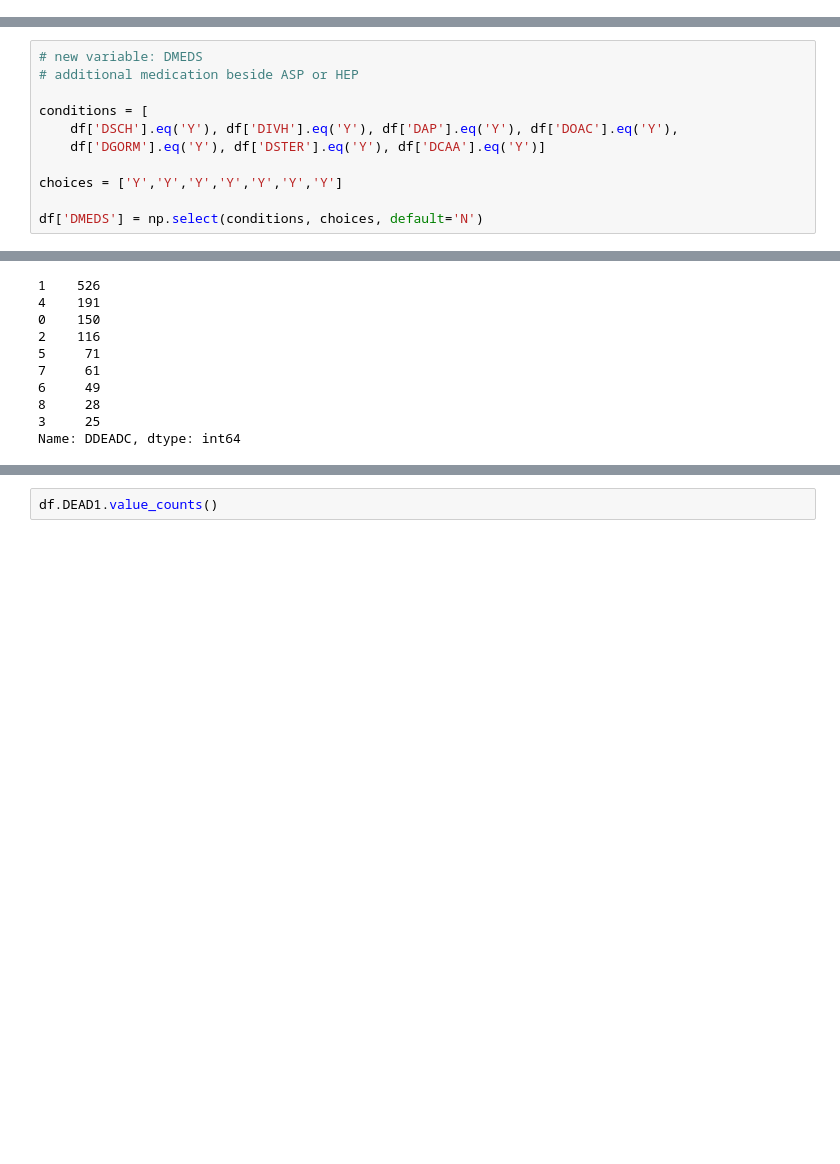
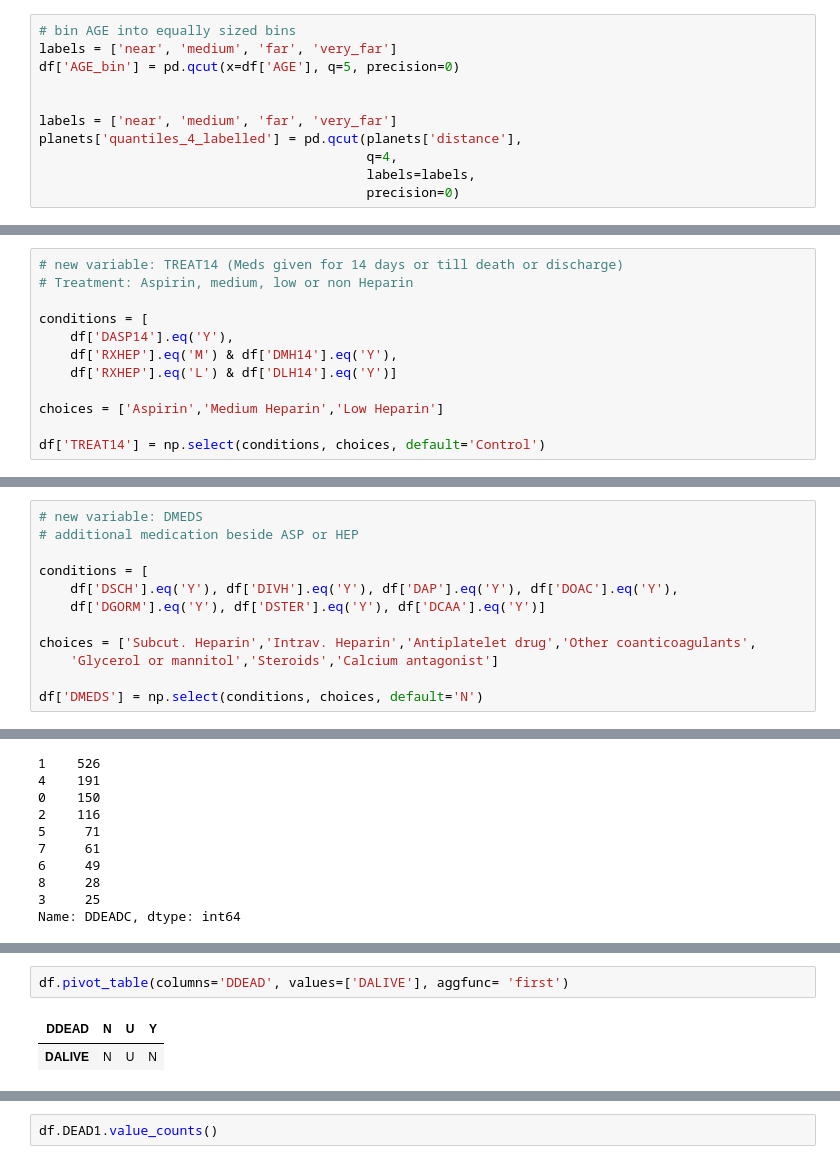
Before and after one commit to EnHaHB/Capstone, a Jupyter notebook: 01_capstone_clean.ipynb, the cells around one changed output, grey strips where cells are left out. Drawn from its saved outputs; the diff is of its cells as text; blank space fills up the shorter version.

```diff
--- a/01_capstone_clean.ipynb
+++ b/01_capstone_clean.ipynb
@@ -307,6 +307,17 @@ top         74
 freq       430
 Name: AGE, dtype: object
 0
+# %%
+# bin AGE into equally sized bins
+labels = ['near', 'medium', 'far', 'very_far']
+df['AGE_bin'] = pd.qcut(x=df['AGE'], q=5, precision=0)
+
+
+labels = ['near', 'medium', 'far', 'very_far']
+planets['quantiles_4_labelled'] = pd.qcut(planets['distance'],
+                                          q=4,
+                                          labels=labels,
+                                          precision=0)
 # %%
 # Symptoms noted on waking (Y/N)
 print(df.RSLEEP.describe())
@@ -1619,3 +1630,15 @@ unique       3
 top          N
 freq      5408
 Name: HEP14, dtype: object
+# %%
+# new variable: TREAT14 (Meds given for 14 days or till death or discharge)
+# Treatment: Aspirin, medium, low or non Heparin
+
+conditions = [
+    df['DASP14'].eq('Y'),
+    df['RXHEP'].eq('M') & df['DMH14'].eq('Y'),
+    df['RXHEP'].eq('L') & df['DLH14'].eq('Y')]
+
+choices = ['Aspirin','Medium Heparin','Low Heparin']
+
+df['TREAT14'] = np.select(conditions, choices, default='Control')
@@ -1627,7 +1658,8 @@ conditions = [
     df['DSCH'].eq('Y'), df['DIVH'].eq('Y'), df['DAP'].eq('Y'), df['DOAC'].eq('Y'),
     df['DGORM'].eq('Y'), df['DSTER'].eq('Y'), df['DCAA'].eq('Y')]
 
-choices = ['Y','Y','Y','Y','Y','Y','Y']
+choices = ['Subcut. Heparin','Intrav. Heparin','Antiplatelet drug','Other coanticoagulants',
+    'Glycerol or mannitol','Steroids','Calcium antagonist']
 
 df['DMEDS'] = np.select(conditions, choices, default='N')
 # %%
@@ -1765,0 +1801,5 @@ Name: DALIVE, dtype: int64
+# %%
+df.pivot_table(columns='DDEAD', values=['DALIVE'], aggfunc= 'first')
+# %% [output]
+| DDEAD | N | U | Y |
+| DALIVE | N | U | N |
```
Also changed, not shown: parts of 11 cells of this notebook, 1 other file.
